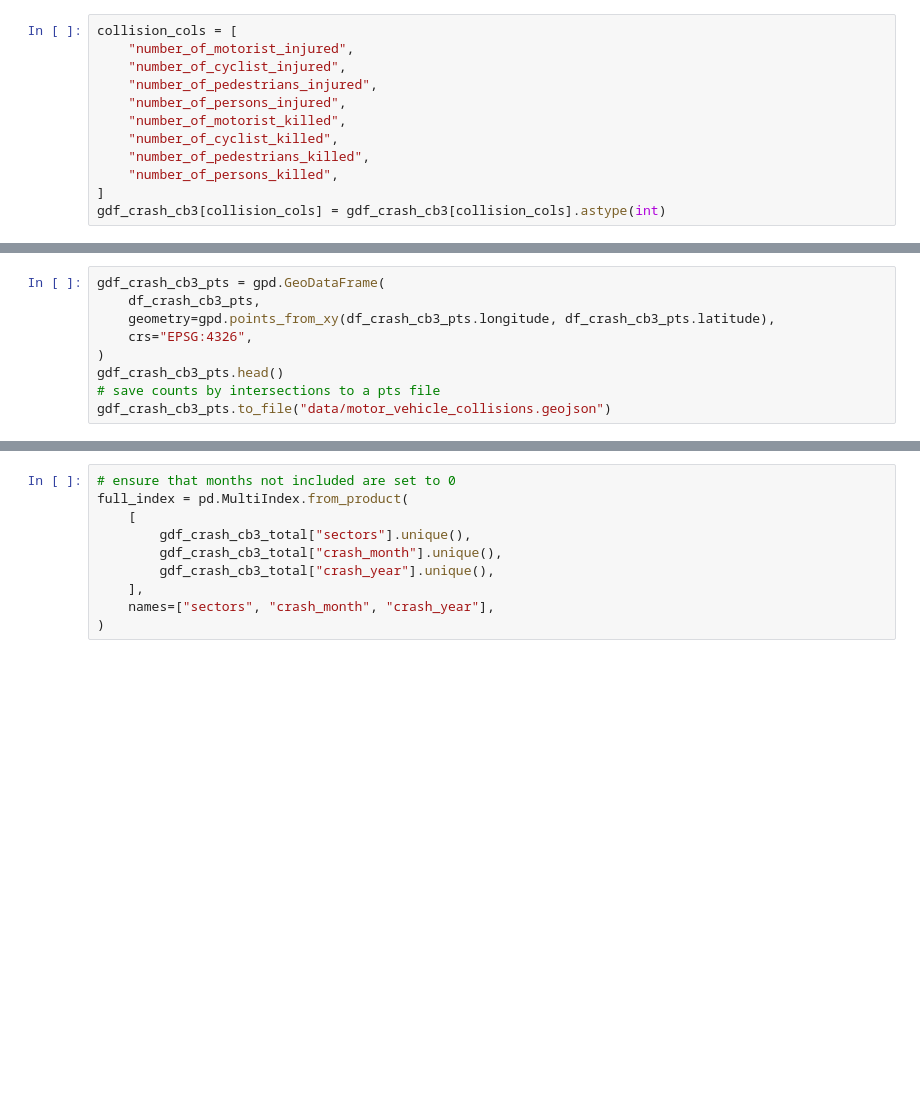
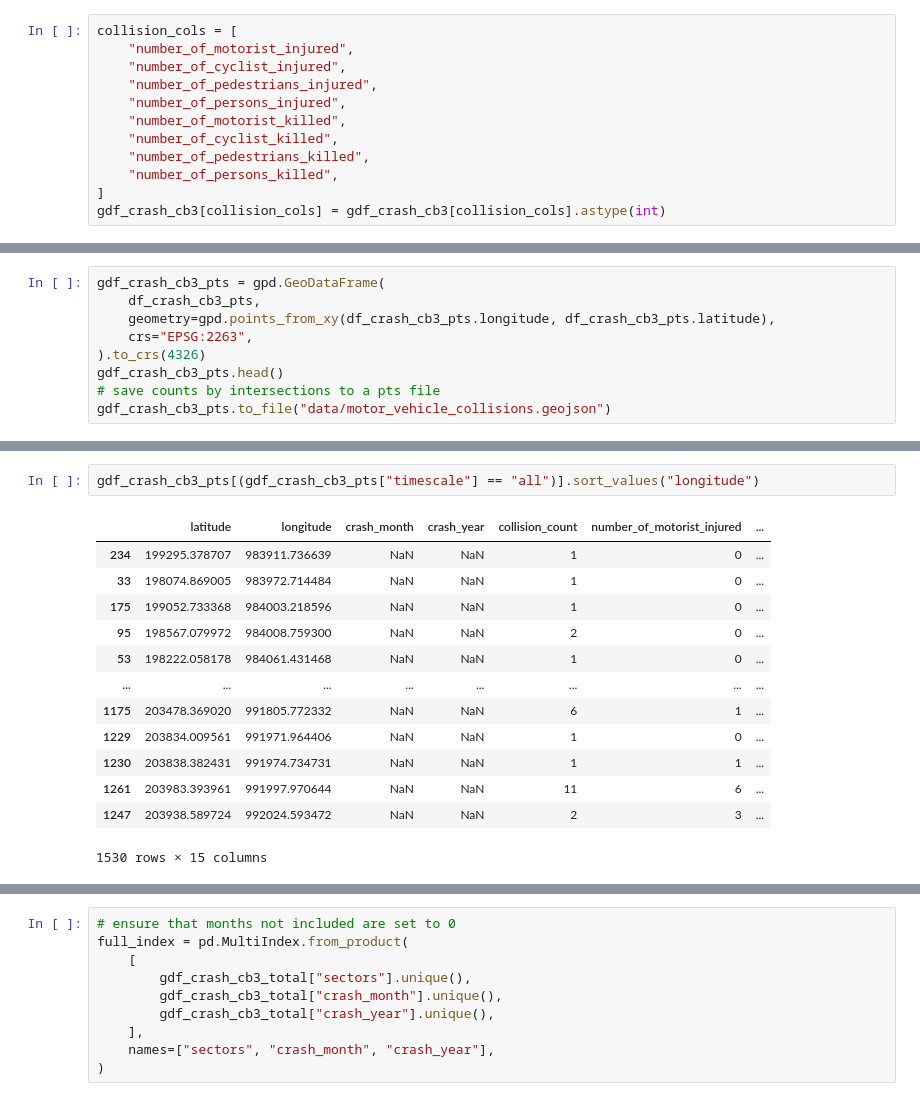
Before and after one commit to jennahgosciak/cb3-interactive, a Jupyter notebook: load_contextual_data.ipynb, the cells around one changed output, grey strips where cells are left out. Drawn from its saved outputs; the diff is of its cells as text; blank space fills up the shorter version.

```diff
--- a/load_contextual_data.ipynb
+++ b/load_contextual_data.ipynb
@@ -282,8 +319,8 @@ df_crash_cb3_pts
 gdf_crash_cb3_pts = gpd.GeoDataFrame(
     df_crash_cb3_pts,
     geometry=gpd.points_from_xy(df_crash_cb3_pts.longitude, df_crash_cb3_pts.latitude),
-    crs="EPSG:4326",
-)
+    crs="EPSG:2263",
+).to_crs(4326)
 gdf_crash_cb3_pts.head()
 # save counts by intersections to a pts file
 gdf_crash_cb3_pts.to_file("data/motor_vehicle_collisions.geojson")
@@ -294,3 +331,19 @@ gdf_crash_cb3_pts.shape
+# %%
+gdf_crash_cb3_pts[(gdf_crash_cb3_pts["timescale"] == "all")].sort_values("longitude")
+# %% [output]
+|  | latitude | longitude | crash_month | crash_year | collision_count | number_of_motorist_injured | ... |
+| 234 | 199295.378707 | 983911.736639 | NaN | NaN | 1 | 0 | ... |
+| 33 | 198074.869005 | 983972.714484 | NaN | NaN | 1 | 0 | ... |
+| 175 | 199052.733368 | 984003.218596 | NaN | NaN | 1 | 0 | ... |
+| 95 | 198567.079972 | 984008.759300 | NaN | NaN | 2 | 0 | ... |
+| 53 | 198222.058178 | 984061.431468 | NaN | NaN | 1 | 0 | ... |
+| ... | ... | ... | ... | ... | ... | ... | ... |
+| 1175 | 203478.369020 | 991805.772332 | NaN | NaN | 6 | 1 | ... |
+| 1229 | 203834.009561 | 991971.964406 | NaN | NaN | 1 | 0 | ... |
+| 1230 | 203838.382431 | 991974.734731 | NaN | NaN | 1 | 1 | ... |
+| 1261 | 203983.393961 | 991997.970644 | NaN | NaN | 11 | 6 | ... |
+| 1247 | 203938.589724 | 992024.593472 | NaN | NaN | 2 | 3 | ... |
+1530 rows × 15 columns
 # %%
 # count number of collisions total
 collision_count = (
```
Also changed, not shown: parts of 10 cells of this notebook, 2 other files.
